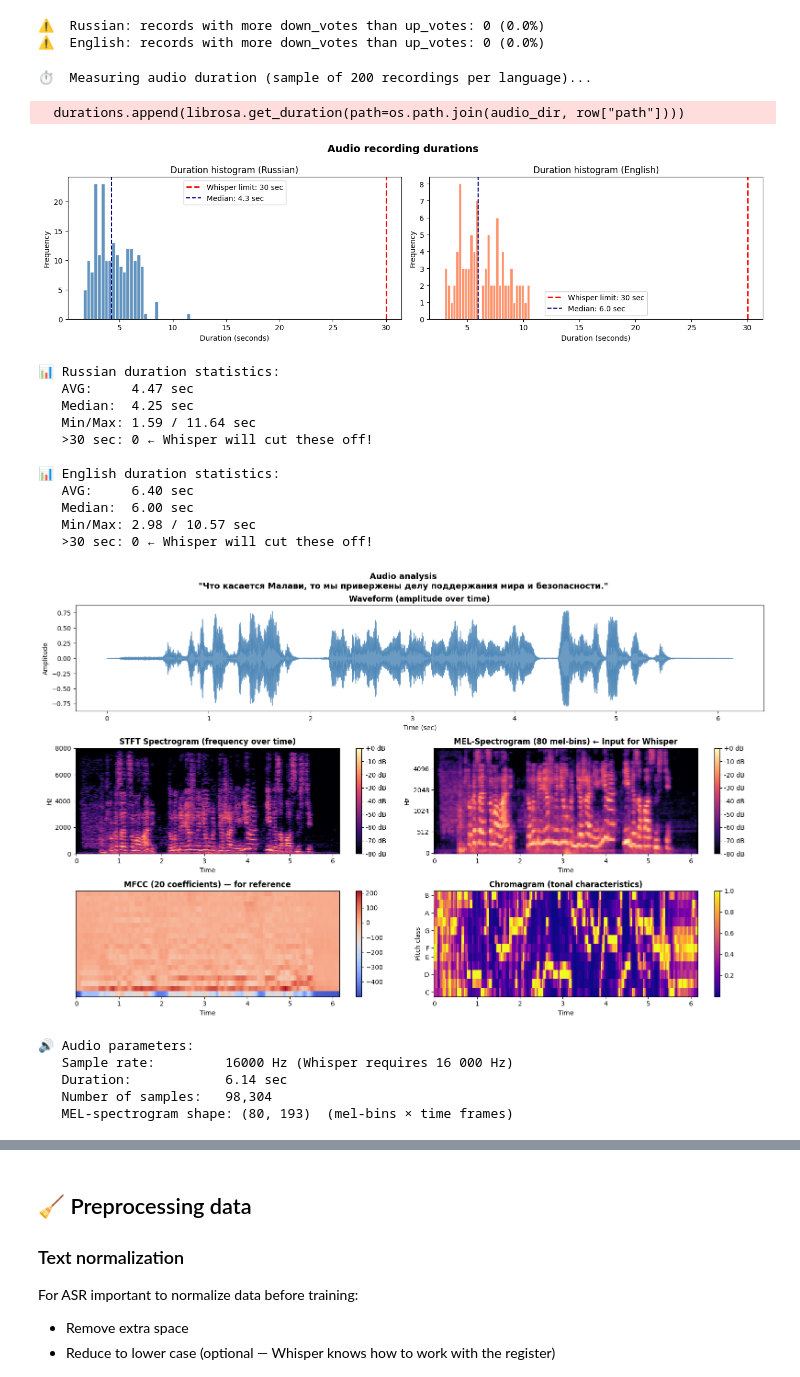
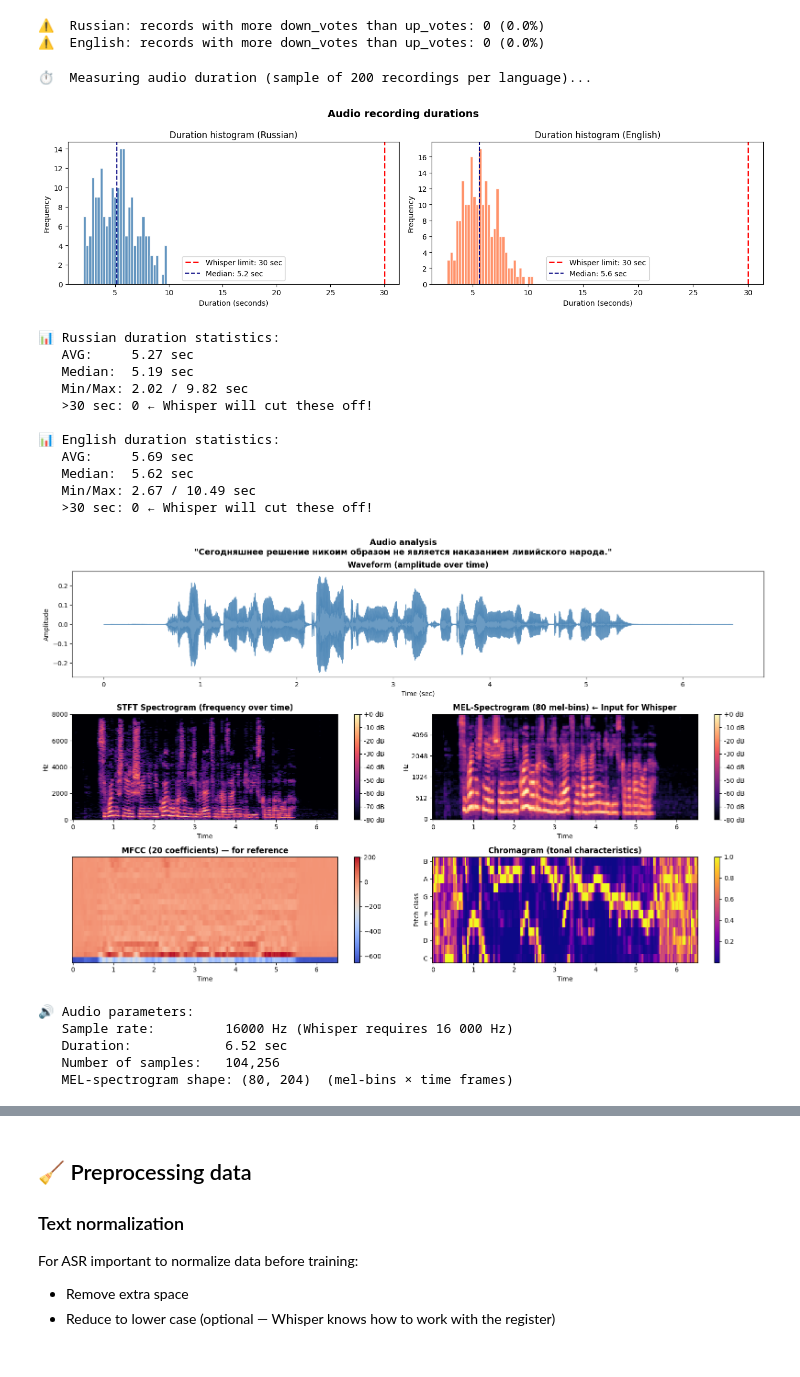
Before and after one commit to KishlakEnjoyer/teamwork-tg-bot, a Jupyter notebook: ml/Fine-tuning-Whisper.ipynb, the cells around one changed output, grey strips where cells are left out. Saved outputs shown, nothing was run; the diff lists cells and outputs as text; code cells hidden in the pictures.

```diff
--- a/ml/Fine-tuning-Whisper.ipynb
+++ b/ml/Fine-tuning-Whisper.ipynb
@@ -109,23 +111,15 @@ MODEL_NAME = "openai/whisper-small"
 OUTPUT_DIR = "./whisper-finetuned-ru-en"
 
 # Dataset
-AUDIO_DIR_RU = "cv-corpus-24.0-2025-12-05/ru/clips"
-AUDIO_DIR_EN = "cv-corpus-24.0-2025-12-05/en/clips"
-
-TRAIN_TSV_RU = "cv-corpus-24.0-2025-12-05/ru/train.tsv"
-DEV_TSV_RU   = "cv-corpus-24.0-2025-12-05/ru/dev.tsv"
-TEST_TSV_RU  = "cv-corpus-24.0-2025-12-05/ru/test.tsv"
-
-TRAIN_TSV_EN = "cv-corpus-24.0-2025-12-05/en/train.tsv"
-DEV_TSV_EN   = "cv-corpus-24.0-2025-12-05/en/dev.tsv"
-TEST_TSV_EN  = "cv-corpus-24.0-2025-12-05/en/test.tsv"
+SAVE_DIR = "./vastai_datasets"
 
 # Params
 MAX_TRAIN_SAMPLES = 2500
-MAX_EVAL_SAMPLES  = 250
+MAX_EVAL_SAMPLES  = 500
 NUM_EPOCHS        = 3
 BATCH_SIZE        = 4
 LEARNING_RATE     = 1e-5
+MAX_LABEL_LENGTH = 448
 
 # Reproducibility
 SEED = 42
@@ -383,17 +327,19 @@ for df, name in [(df_ru, "Russian"), (df_en, "English")]:
 
 print("⏱️  Measuring audio duration (sample of 200 recordings per language)...")
 
-def sample_durations(df, audio_dir, n=200):
+def sample_durations(dataset, n=200):
     durations = []
-    for _, row in df.head(n).iterrows():
+    for i in range(min(n, len(dataset))):
         try:
-            durations.append(librosa.get_duration(path=os.path.join(audio_dir, row["path"])))
-        except Exception:
-            pass
+            audio_filename = dataset[i]["audio_path"]
+            audio_path = audio_filename
+            durations.append(librosa.get_duration(path=audio_path))
+        except Exception as e:
+            print(f"⚠️  Error loading {audio_filename}: {e}")
     return durations
 
-dur_ru = sample_durations(df_ru, AUDIO_DIR_RU)
-dur_en = sample_durations(df_en, AUDIO_DIR_EN)
+dur_ru = sample_durations(dataset_ru["train"], n=200)
+dur_en = sample_durations(dataset_en["train"], n=200)
 
 fig, axes = plt.subplots(1, 2, figsize=(14, 4))
 fig.suptitle("Audio recording durations", fontsize=14, fontweight="bold")
@@ -422,23 +368,23 @@ for durations, name in [(dur_ru, "Russian"), (dur_en, "English")]:
     print(f"   >30 sec: {sum(1 for d in durations if d > 30)} ← Whisper will cut these off!")
 # %% [output]
 ⏱️  Measuring audio duration (sample of 200 recordings per language)...
+[figure, new version]
-  durations.append(librosa.get_duration(path=os.path.join(audio_dir, row["path"])))
+📊 Russian duration statistics:
+   AVG:     5.27 sec
+   Median:  5.19 sec
+   Min/Max: 2.02 / 9.82 sec
+   >30 sec: 0 ← Whisper will cut these off!
+
+📊 English duration statistics:
+   AVG:     5.69 sec
+   Median:  5.62 sec
+   Min/Max: 2.67 / 10.49 sec
+   >30 sec: 0 ← Whisper will cut these off!
-[figure, old version]
-📊 Russian duration statistics:
-   AVG:     4.47 sec
-   Median:  4.25 sec
-   Min/Max: 1.59 / 11.64 sec
-   >30 sec: 0 ← Whisper will cut these off!
-
-📊 English duration statistics:
-   AVG:     6.40 sec
-   Median:  6.00 sec
-   Min/Max: 2.98 / 10.57 sec
-   >30 sec: 0 ← Whisper will cut these off!
 # %%
 # Audio visualization: waveform, spectrogram, MEL-spectrogram
-example_path = os.path.join(AUDIO_DIR_RU, df_ru.iloc[0]["path"])
-example_text = df_ru.iloc[0]["sentence"]
+sample = dataset_ru["train"][0]
+example_path = sample["audio_path"]
+example_text = sample["sentence"]
 
 audio, sr = librosa.load(example_path, sr=16000)
 
@@ -466,39 +412,39 @@ mel_spec = librosa.feature.melspectrogram(y=audio, sr=sr, n_mels=80)
 mel_db   = librosa.power_to_db(mel_spec, ref=np.max)
 img3 = librosa.display.specshow(mel_db, sr=sr, x_axis="time", y_axis="mel",
                                  ax=ax3, cmap="magma")
 fig.colorbar(img3, ax=ax3, format="%+2.0f dB")
 ax3.set_title("MEL-Spectrogram (80 mel-bins) ← Input for Whisper", fontweight="bold")
 
 # 4. MFCC (Mel-Frequency Cepstral Coefficients)
 ax4 = fig.add_subplot(gs[2, 0])
 mfccs = librosa.feature.mfcc(y=audio, sr=sr, n_mfcc=20)
 img4 = librosa.display.specshow(mfccs, sr=sr, x_axis="time", ax=ax4, cmap="coolwarm")
 fig.colorbar(img4, ax=ax4)
 ax4.set_title("MFCC (20 coefficients) — for reference", fontweight="bold")
 
 # 5. Chromagram
 ax5 = fig.add_subplot(gs[2, 1])
 chroma = librosa.feature.chroma_stft(y=audio, sr=sr)
 img5 = librosa.display.specshow(chroma, sr=sr, x_axis="time", y_axis="chroma",
                                  ax=ax5, cmap="plasma")
 fig.colorbar(img5, ax=ax5)
 ax5.set_title("Chromagram (tonal characteristics)", fontweight="bold")
 
 plt.tight_layout()
 plt.show()
 
 print(f"\n🔊 Audio parameters:")
 print(f"   Sample rate:         {sr} Hz (Whisper requires 16 000 Hz)")
 print(f"   Duration:            {len(audio)/sr:.2f} sec")
 print(f"   Number of samples:   {len(audio):,}")
 print(f"   MEL-spectrogram shape: {mel_spec.shape}  (mel-bins × time frames)")
 # %% [output]
-[figure, old version]
+[figure, new version]
 🔊 Audio parameters:
    Sample rate:         16000 Hz (Whisper requires 16 000 Hz)
-   Duration:            6.14 sec
-   Number of samples:   98,304
-   MEL-spectrogram shape: (80, 193)  (mel-bins × time frames)
+   Duration:            6.52 sec
+   Number of samples:   104,256
+   MEL-spectrogram shape: (80, 204)  (mel-bins × time frames)
 # %%
 # Text analysis: most frequent words
 all_words_ru = []
```
Also changed, not shown: parts of 18 cells of this notebook.
